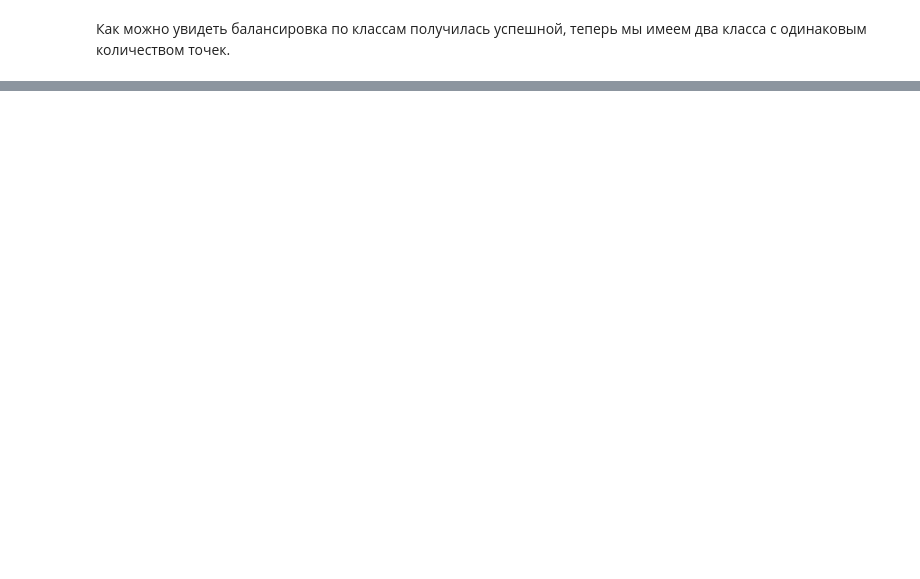
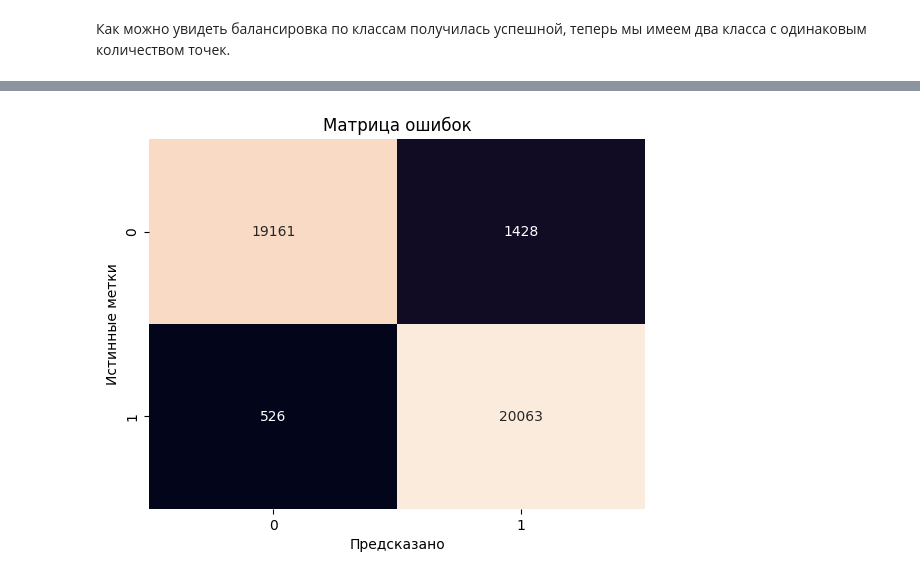
Before and after one commit to SergeyMotynga/OMSTU, a Jupyter notebook: ML/laboratory/lab_2/main/main.ipynb, the cells around one changed output, grey strips where cells are left out. Saved outputs shown, nothing was run; the diff lists cells and outputs as text; code cells hidden in the pictures; blank space fills up the shorter version.

Commit message:
fix: dataset was splited

```diff
--- a/ML/laboratory/lab_2/main/main.ipynb
+++ b/ML/laboratory/lab_2/main/main.ipynb
@@ -109,0 +125,7 @@ X, y = transformed_X, tranformed_y
+# %%
+# Метод train_test_split с использованием stratify
+
+X = StandardScaler().fit_transform(X)
+
+X_train, X_test, y_train, y_test = train_test_split(X, y, random_state=42, stratify=y, test_size=0.2)
+X_train.shape, y_train.shape, X_test.shape, y_test.shape
@@ -109,0 +147,11 @@ X, y = transformed_X, tranformed_y
+# %%
+# Logistic Regression
+
+model = LogisticRegression(max_iter=500)
+# Hold-out
+model.fit(X_train, y_train)
+y_pred = model.predict(X_test)
+metrics(y_pred)
+# CV
+scores = cross_val_score(model, X_train, y_train, cv=kf, scoring='f1')
+print(f'Оценка кросс-валидации: {scores.mean()}')
@@ -109,0 +182,17 @@ X, y = transformed_X, tranformed_y
+# %%
+import matplotlib.pyplot as plt
+import seaborn as sns
+from sklearn.metrics import confusion_matrix
+
+# Предсказания на тесте
+y_test_pred = model.predict(X_test)
+cm = confusion_matrix(y_test, y_test_pred)
+
+plt.figure()
+sns.heatmap(cm, annot=True, fmt='d', cbar=False)
+plt.xlabel('Предсказано')
+plt.ylabel('Истинные метки')
+plt.title('Матрица ошибок')
+plt.show()
+# %% [output]
+[figure, added]
```
Also changed, not shown: parts of 11 cells of this notebook.
